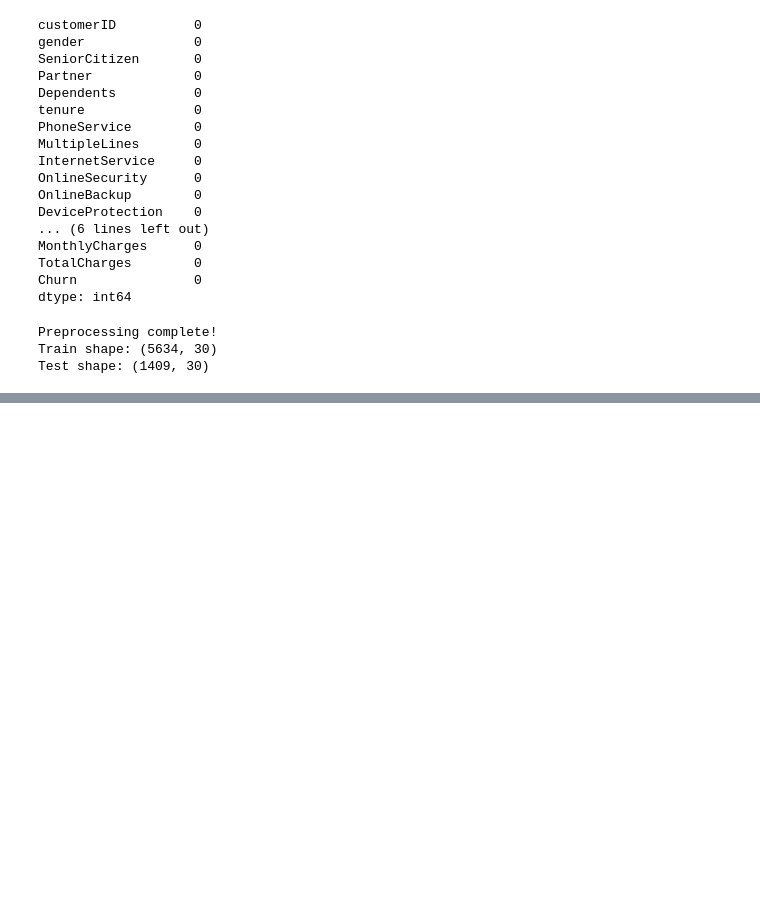
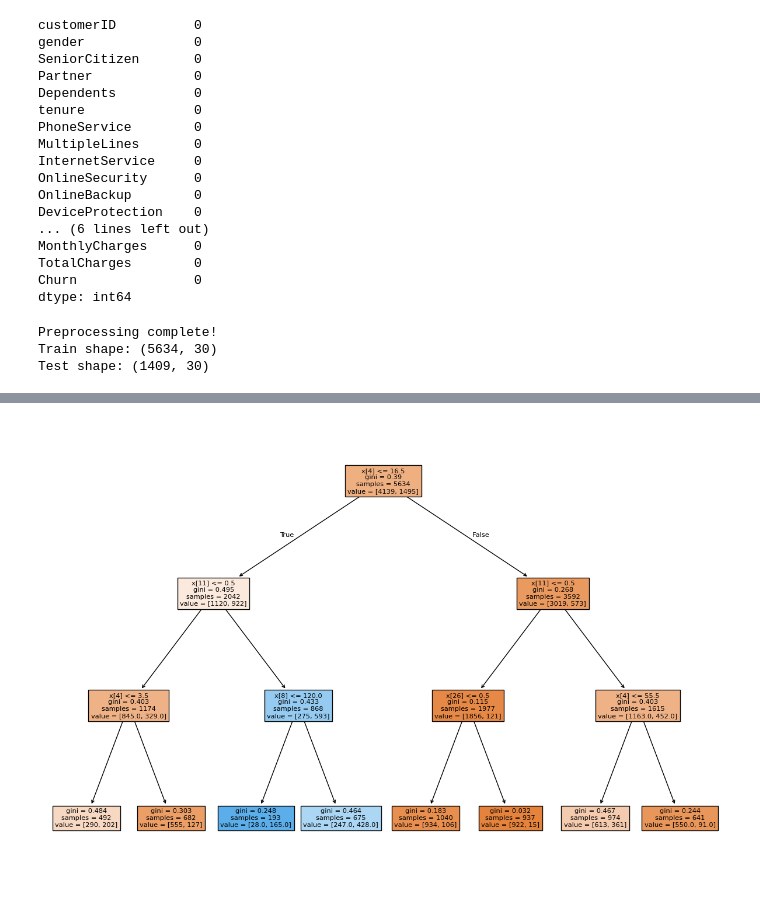
Before and after one commit to Faara34/TelecomChurnMl, a Jupyter notebook: CwMl.ipynb, the cells around one changed output, grey strips where cells are left out. Saved outputs shown, nothing was run; the diff lists cells and outputs as text; code cells hidden in the pictures; blank space fills up the shorter version.

```diff
--- a/CwMl.ipynb
+++ b/CwMl.ipynb
@@ -317,0 +391,6 @@ Test shape: (1409, 30)
+# %%
+plt.figure(figsize=(15,10))
+tree.plot_tree(dt_model,filled=True)
+plt.show()
+# %% [output]
+[figure, added]
```
Also changed, not shown: parts of 8 cells of this notebook.
